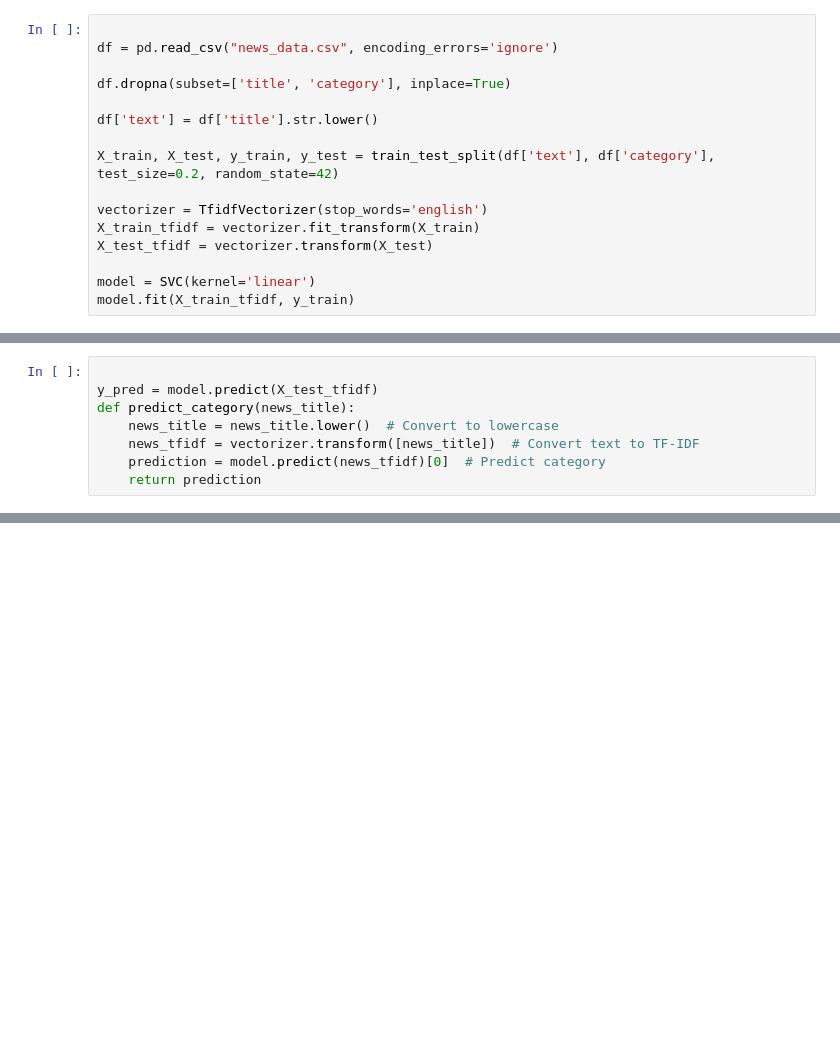
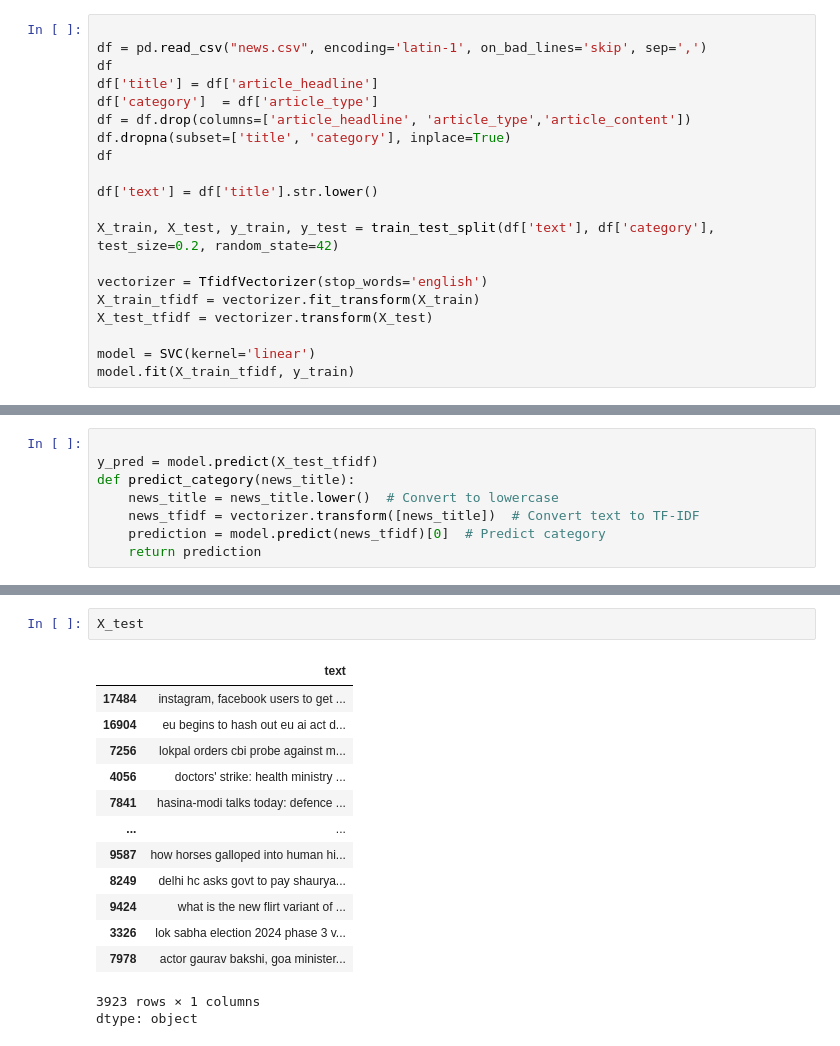
Before and after one commit to Rajfekar/PythonML, a Jupyter notebook: NewsCategoryPredict.ipynb, the cells around one changed output, grey strips where cells are left out. Saved outputs shown, nothing was run; the diff lists cells and outputs as text; blank space fills up the shorter version.

```diff
--- a/NewsCategoryPredict.ipynb
+++ b/NewsCategoryPredict.ipynb
@@ -34,9 +32,13 @@ print("✅ news_data.csv file saved!")
 ✅ news_data.csv file saved!
 # %%
 
-df = pd.read_csv("news_data.csv", encoding_errors='ignore')
-
+df = pd.read_csv("news.csv", encoding='latin-1', on_bad_lines='skip', sep=',')
+df
+df['title'] = df['article_headline']
+df['category']  = df['article_type']
+df = df.drop(columns=['article_headline', 'article_type','article_content'])
 df.dropna(subset=['title', 'category'], inplace=True)
+df
 
 df['text'] = df['title'].str.lower()
 
@@ -71,0 +90,17 @@ print(f"🔹 Predicted Category: {predicted_category}")
+# %%
+X_test
+# %% [output]
+|  | text |
+| 17484 | instagram, facebook users to get ... |
+| 16904 | eu begins to hash out eu ai act d... |
+| 7256 | lokpal orders cbi probe against m... |
+| 4056 | doctors' strike: health ministry ... |
+| 7841 | hasina-modi talks today: defence ... |
+| ... | ... |
+| 9587 | how horses galloped into human hi... |
+| 8249 | delhi hc asks govt to pay shaurya... |
+| 9424 | what is the new flirt variant of ... |
+| 3326 | lok sabha election 2024 phase 3 v... |
+| 7978 | actor gaurav bakshi, goa minister... |
+3923 rows × 1 columns
+dtype: object
```
Also changed, not shown: parts of 3 cells of this notebook.
